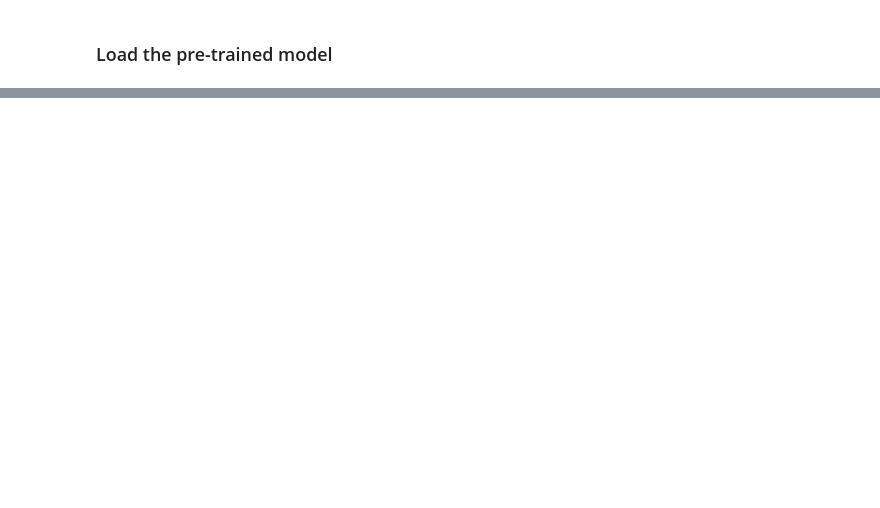
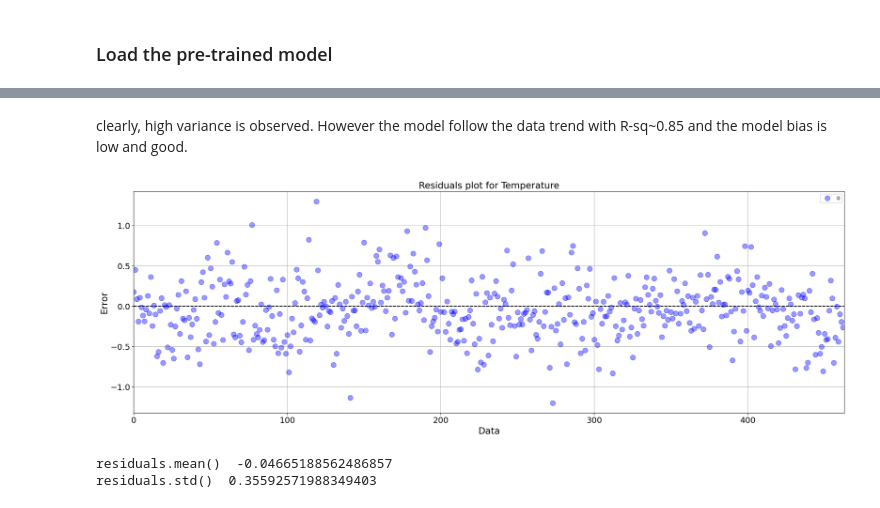
Before and after one commit to Atashnezhad/Time_series_project, a Jupyter notebook: Code/P03_04_LSTM_Multivariate.ipynb, the cells around one changed output, grey strips where cells are left out. Saved outputs shown, nothing was run; the diff lists cells and outputs as text; code cells hidden in the pictures; blank space fills up the shorter version.

```diff
--- a/Code/P03_04_LSTM_Multivariate.ipynb
+++ b/Code/P03_04_LSTM_Multivariate.ipynb
@@ -488,0 +401,27 @@ plt.savefig("../Figures/" + section_fig_main_title + "LSTM12HoursAhead.png")
+# %% [markdown]
+clearly, high variance is observed. However the model follow the data trend with R-sq~0.85 and the model bias is low and good.
+# %%
+residuals = np.array(real_values) - np.array(predited_values)
+# %%
+residuals = pd.DataFrame(residuals)
+residuals.plot(kind='line', style='.',
+                    figsize=(25,8),
+                    grid=True,
+                    ylabel="Temperature c",
+                    c='b', markersize=20, alpha=0.4)
+
+plt.hlines(0, 0, 463, linestyles="--", color ='k')
+plt.xlim(0,463)
+plt.xlabel("Data", fontsize=18)
+plt.ylabel("Error", fontsize=18)
+plt.title('Residuals plot for Temperature', fontsize=18)
+plt.xticks(fontsize=16), plt.yticks(fontsize=16)
+plt.savefig("../Figures/" + section_fig_main_title + "LSTM12HoursAhead_residu.png")
+# %% [output]
+[figure, added]
+# %%
+print("residuals.mean() ",residuals.mean()[0])
+print( "residuals.std() ", residuals.std()[0])
+# %% [output]
+residuals.mean()  -0.04665188562486857
+residuals.std()  0.35592571988349403
```
Also changed, not shown: parts of 30 cells of this notebook, 2 other files.
